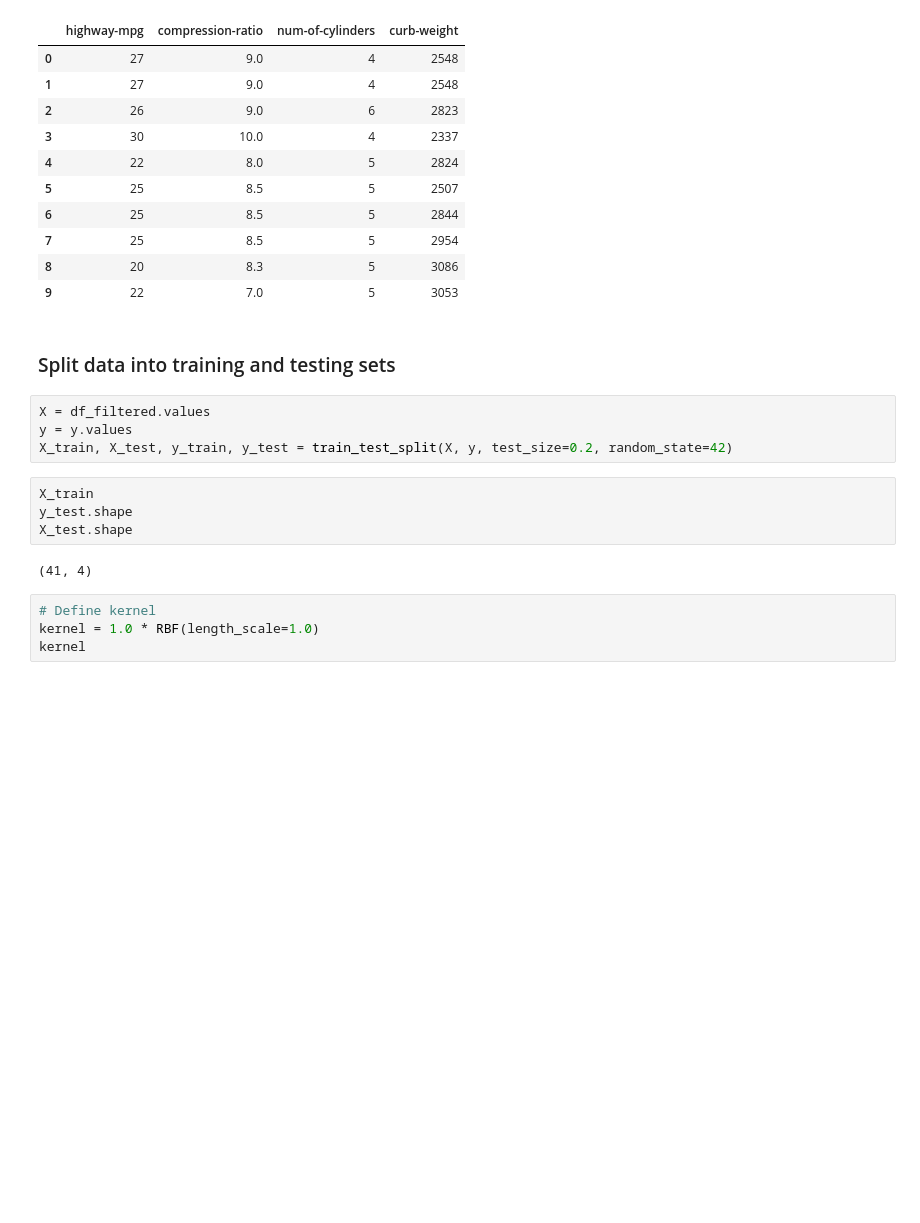
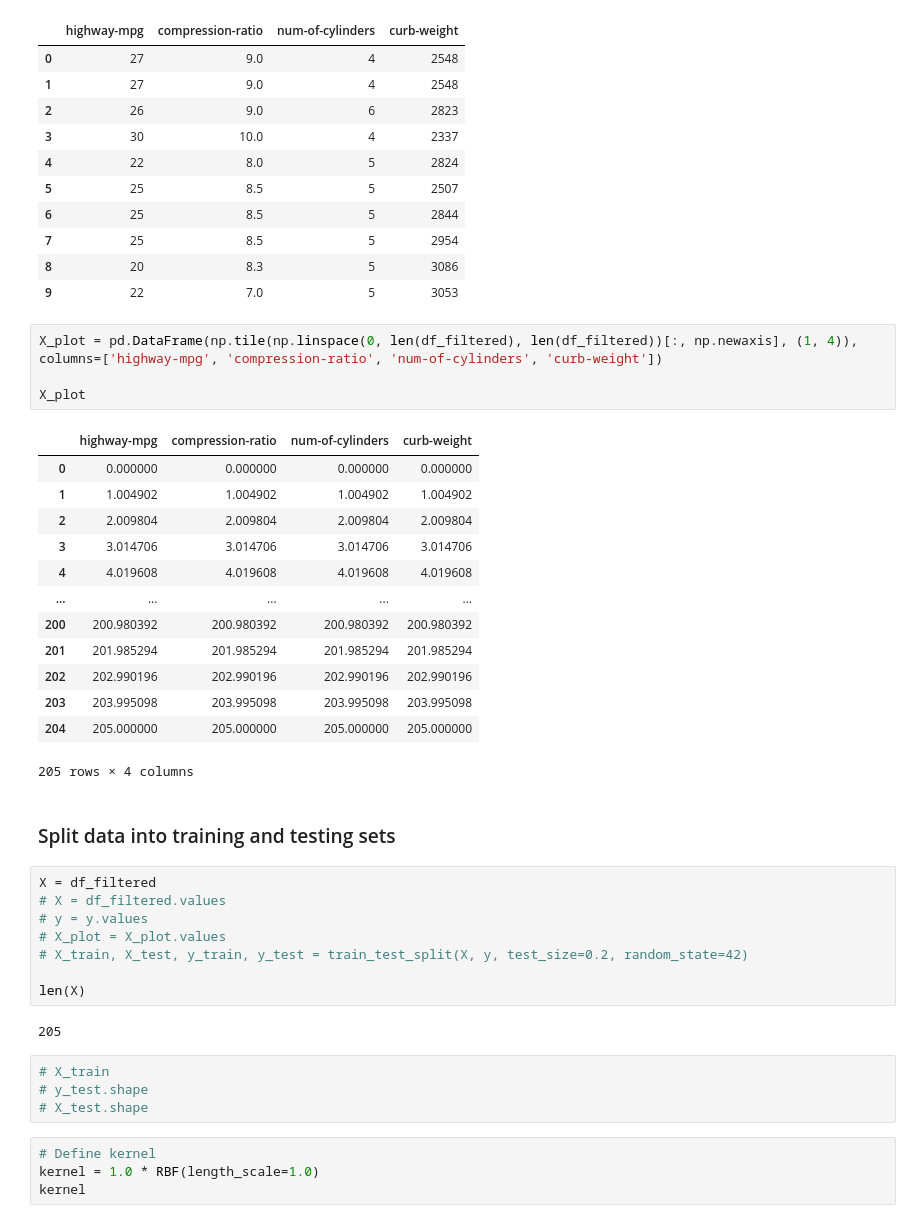
Before and after one commit to Suraj6E/ModelOptimization, a Jupyter notebook: Regression.ipynb, the cells around one changed output. Drawn from its saved outputs; the diff is of its cells as text; blank space fills up the shorter version.

```diff
--- a/Regression.ipynb
+++ b/Regression.ipynb
@@ -141,18 +141,40 @@ df_filtered.head(10)
 | 7 | 25 | 8.5 | 5 | 2954 |
 | 8 | 20 | 8.3 | 5 | 3086 |
 | 9 | 22 | 7.0 | 5 | 3053 |
+# %%
+X_plot = pd.DataFrame(np.tile(np.linspace(0, len(df_filtered), len(df_filtered))[:, np.newaxis], (1, 4)), columns=['highway-mpg', 'compression-ratio', 'num-of-cylinders', 'curb-weight'])
+
+X_plot
+# %% [output]
+|  | highway-mpg | compression-ratio | num-of-cylinders | curb-weight |
+| 0 | 0.000000 | 0.000000 | 0.000000 | 0.000000 |
+| 1 | 1.004902 | 1.004902 | 1.004902 | 1.004902 |
+| 2 | 2.009804 | 2.009804 | 2.009804 | 2.009804 |
+| 3 | 3.014706 | 3.014706 | 3.014706 | 3.014706 |
+| 4 | 4.019608 | 4.019608 | 4.019608 | 4.019608 |
+| ... | ... | ... | ... | ... |
+| 200 | 200.980392 | 200.980392 | 200.980392 | 200.980392 |
+| 201 | 201.985294 | 201.985294 | 201.985294 | 201.985294 |
+| 202 | 202.990196 | 202.990196 | 202.990196 | 202.990196 |
+| 203 | 203.995098 | 203.995098 | 203.995098 | 203.995098 |
+| 204 | 205.000000 | 205.000000 | 205.000000 | 205.000000 |
+205 rows × 4 columns
 # %% [markdown]
 ### Split data into training and testing sets
 # %%
-X = df_filtered.values
-y = y.values
-X_train, X_test, y_train, y_test = train_test_split(X, y, test_size=0.2, random_state=42)
+X = df_filtered
+# X = df_filtered.values
+# y = y.values
+# X_plot = X_plot.values
+# X_train, X_test, y_train, y_test = train_test_split(X, y, test_size=0.2, random_state=42)
+
+len(X)
+# %% [output]
+205
 # %%
-X_train
-y_test.shape
-X_test.shape
+# X_train
+# y_test.shape
+# X_test.shape
-# %% [output]
-(41, 4)
 # %%
 # Define kernel
 kernel = 1.0 * RBF(length_scale=1.0)
```
Also changed, not shown: parts of 9 cells of this notebook.
